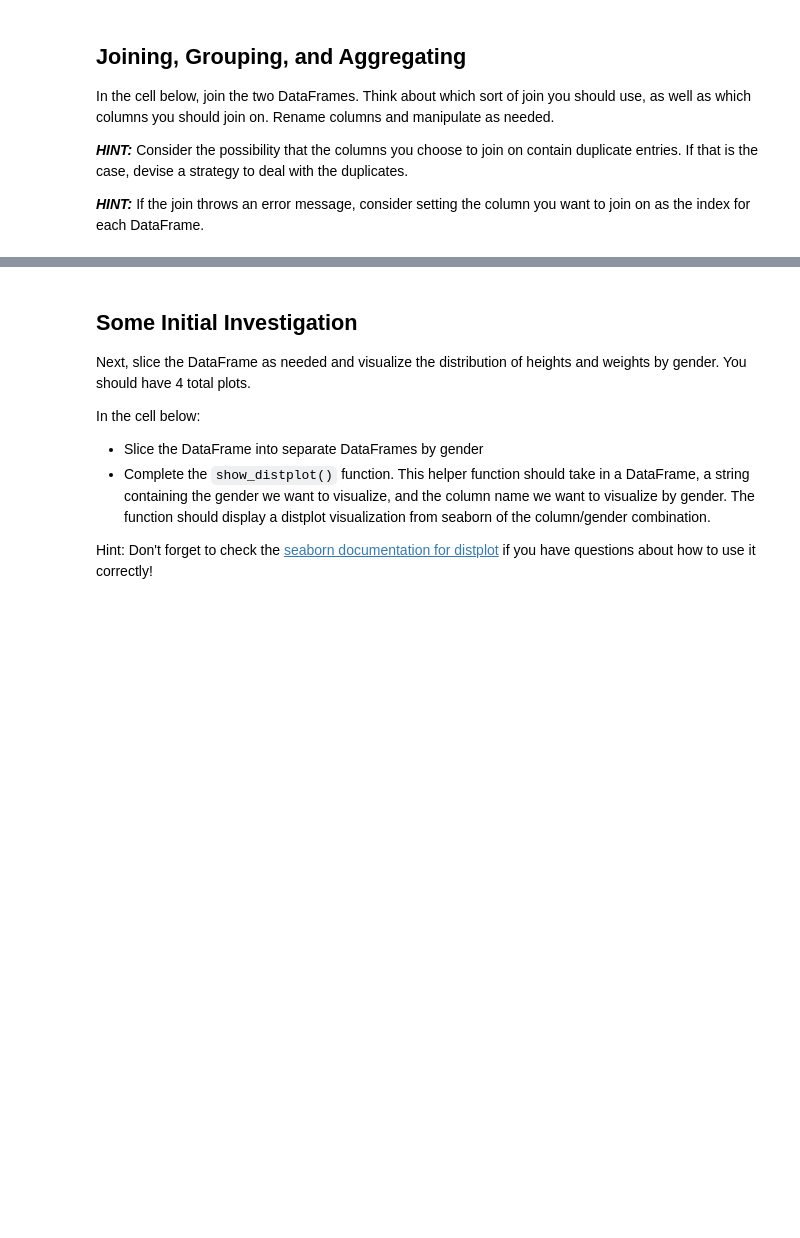
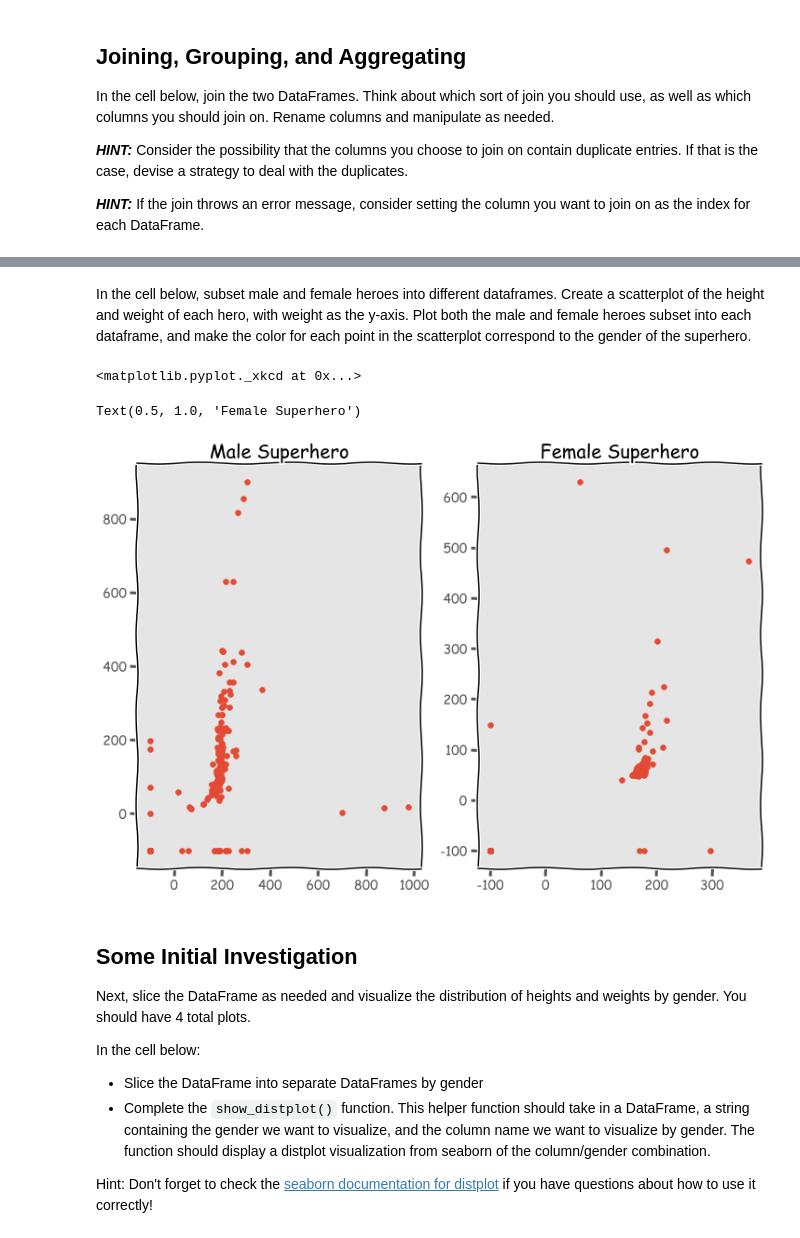
Before and after one commit to carlearn/dsc-data-cleaning-project-online-ds-sp-000, a Jupyter notebook: index-lab-video.ipynb, the cells around one changed output, grey strips where cells are left out. Drawn from its saved outputs; the diff is of its cells as text; code cells hidden in the pictures; blank space fills up the shorter version.

```diff
--- a/index-lab-video.ipynb
+++ b/index-lab-video.ipynb
@@ -301,6 +297,31 @@ powers_df.head(2)
 |  | hero_names | Agility | Accelerated Healing | Lantern Power Ring | Dimensional Awareness | Cold Resistance | ... |
 | 0 | 3-D Man | True | False | False | False | False | ... |
 | 1 | A-Bomb | False | True | False | False | False | ... |
+# %%
+df = heroes_df.merge(powers_df, left_on = 'name', right_on = 'hero_names', how = 'inner')
+# %% [markdown]
+In the cell below, subset male and female heroes into different dataframes. Create a scatterplot of the height and weight of each hero, with weight as the y-axis. Plot both the male and female heroes subset into each dataframe, and make the color for each point in the scatterplot correspond to the gender of the superhero.
+# %%
+df_male = df[df['Gender'] == 'Male']
+df_female = df[df['Gender'] == 'Female']
+# %%
+plt.style.use('ggplot')
+plt.xkcd() # the chart looks like hand writing
+# %% [output]
+<matplotlib.pyplot._xkcd at 0x...>
+# %%
+fig = plt.figure(figsize = (12, 8))
+
+ax1 = plt.subplot(1, 2, 1)
+plt.scatter(df_male['Height'], df_male['Weight']) #height on the x axis and weight on the y axis
+ax1.set_title('Male Superhero')
+
+ax2 = plt.subplot(1, 2, 2)
+plt.scatter(df_female['Height'], df_female['Weight']) #height on the x axis and weight on the y axis
+ax2.set_title('Female Superhero')
+# %% [output]
+Text(0.5, 1.0, 'Female Superhero')
+[figure, added]
 # %% [markdown]
 ## Some Initial Investigation
 
```
Also changed, not shown: parts of 37 cells of this notebook.
